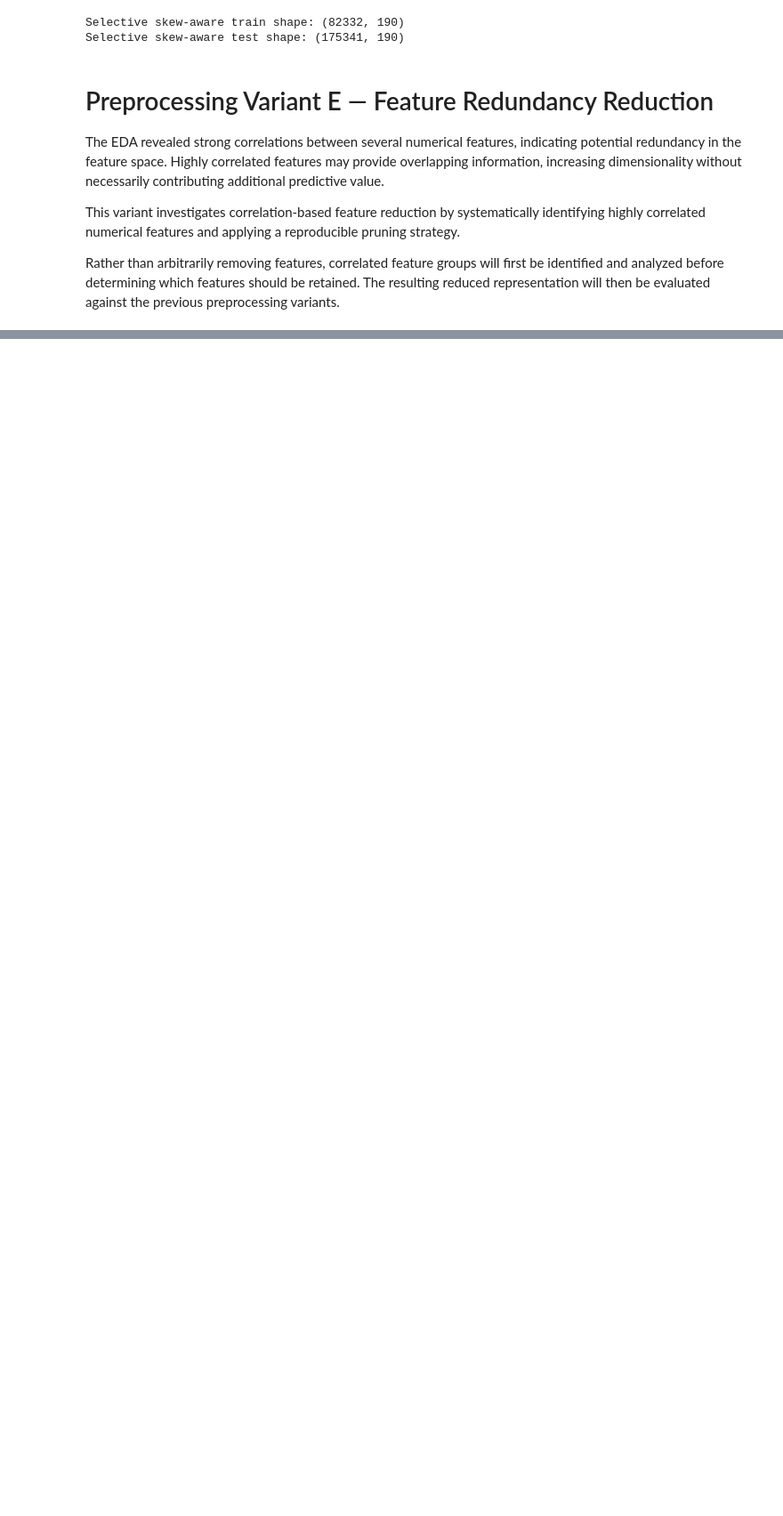
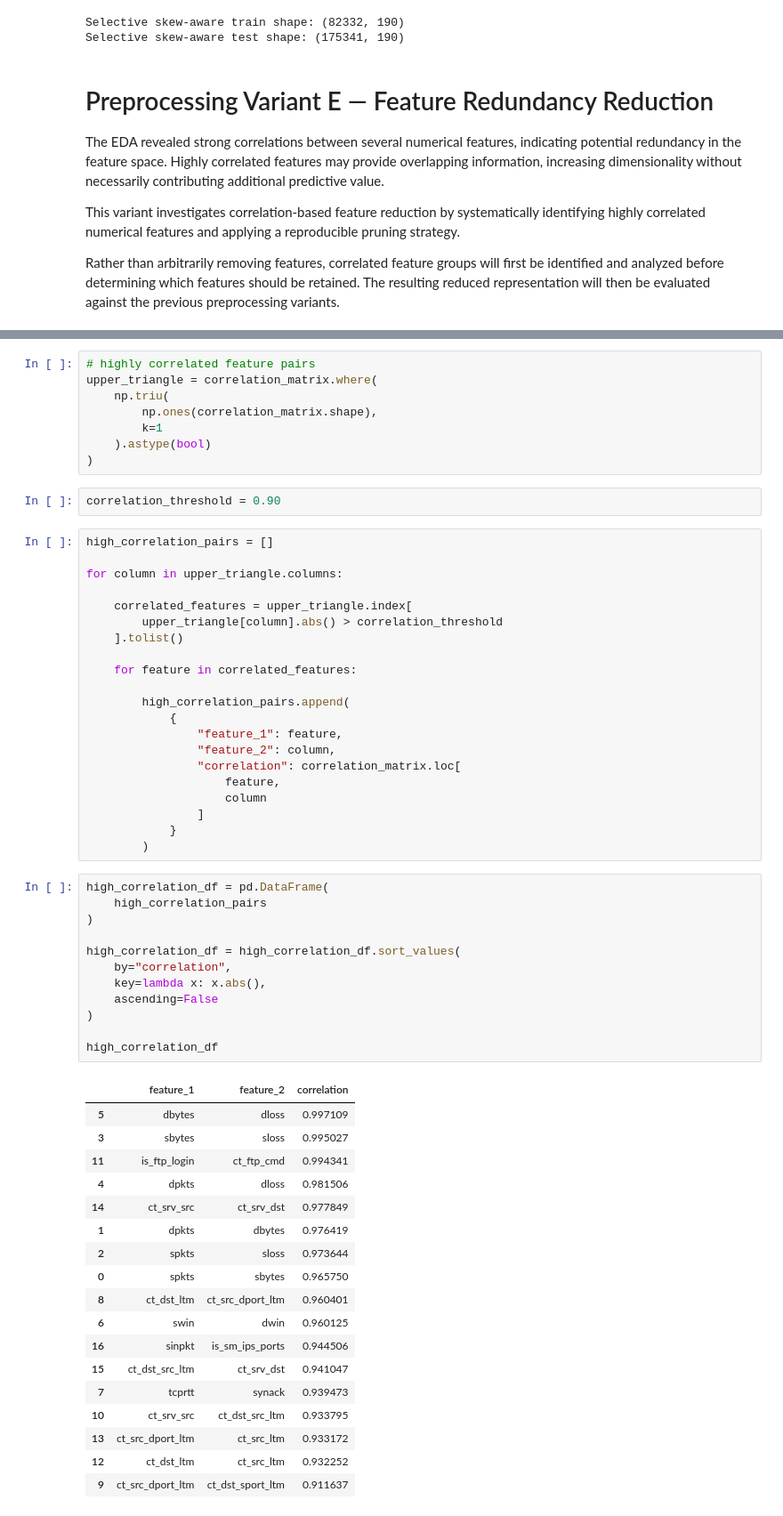
Before and after one commit to AskariAbidi18/Aeges-Q, a Jupyter notebook: notebooks/02_preprocessing/unsw_nb15_preprocessing.ipynb, the cells around one changed output, grey strips where cells are left out. Shown at 89% size. Saved outputs shown, nothing was run; the diff lists cells and outputs as text; blank space fills up the shorter version.

```diff
--- a/notebooks/02_preprocessing/unsw_nb15_preprocessing.ipynb
+++ b/notebooks/02_preprocessing/unsw_nb15_preprocessing.ipynb
@@ -657,0 +671,62 @@ evaluated against the previous preprocessing variants.
+# %%
+# highly correlated feature pairs
+upper_triangle = correlation_matrix.where(
+    np.triu(
+        np.ones(correlation_matrix.shape),
+        k=1
+    ).astype(bool)
+)
+# %%
+correlation_threshold = 0.90
+# %%
+high_correlation_pairs = []
+
+for column in upper_triangle.columns:
+
+    correlated_features = upper_triangle.index[
+        upper_triangle[column].abs() > correlation_threshold
+    ].tolist()
+
+    for feature in correlated_features:
+
+        high_correlation_pairs.append(
+            {
+                "feature_1": feature,
+                "feature_2": column,
+                "correlation": correlation_matrix.loc[
+                    feature,
+                    column
+                ]
+            }
+        )
+# %%
+high_correlation_df = pd.DataFrame(
+    high_correlation_pairs
+)
+
+high_correlation_df = high_correlation_df.sort_values(
+    by="correlation",
+    key=lambda x: x.abs(),
+    ascending=False
+)
+
+high_correlation_df
+# %% [output]
+|  | feature_1 | feature_2 | correlation |
+| 5 | dbytes | dloss | 0.997109 |
+| 3 | sbytes | sloss | 0.995027 |
+| 11 | is_ftp_login | ct_ftp_cmd | 0.994341 |
+| 4 | dpkts | dloss | 0.981506 |
+| 14 | ct_srv_src | ct_srv_dst | 0.977849 |
+| 1 | dpkts | dbytes | 0.976419 |
+| 2 | spkts | sloss | 0.973644 |
+| 0 | spkts | sbytes | 0.965750 |
+| 8 | ct_dst_ltm | ct_src_dport_ltm | 0.960401 |
+| 6 | swin | dwin | 0.960125 |
+| 16 | sinpkt | is_sm_ips_ports | 0.944506 |
+| 15 | ct_dst_src_ltm | ct_srv_dst | 0.941047 |
+| 7 | tcprtt | synack | 0.939473 |
+| 10 | ct_srv_src | ct_dst_src_ltm | 0.933795 |
+| 13 | ct_src_dport_ltm | ct_src_ltm | 0.933172 |
+| 12 | ct_dst_ltm | ct_src_ltm | 0.932252 |
+| 9 | ct_src_dport_ltm | ct_dst_sport_ltm | 0.911637 |
```
Also changed, not shown: parts of 15 cells of this notebook.
